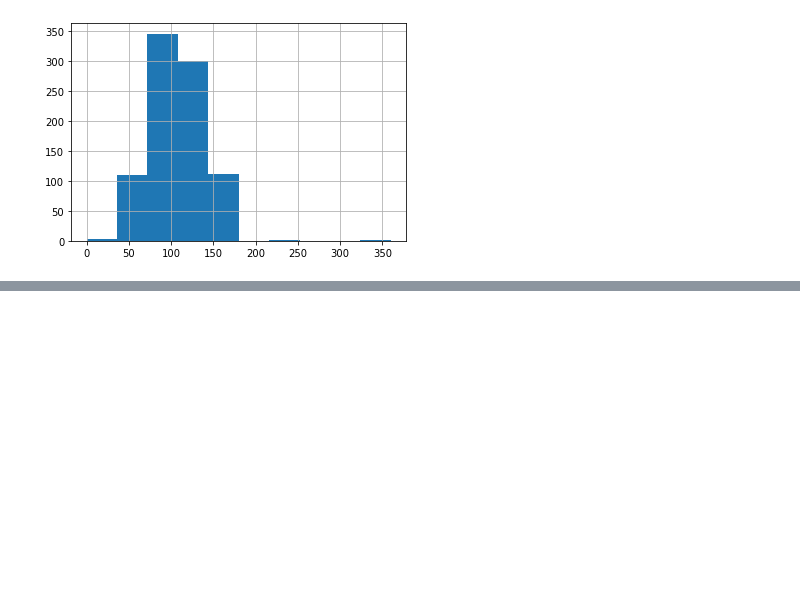
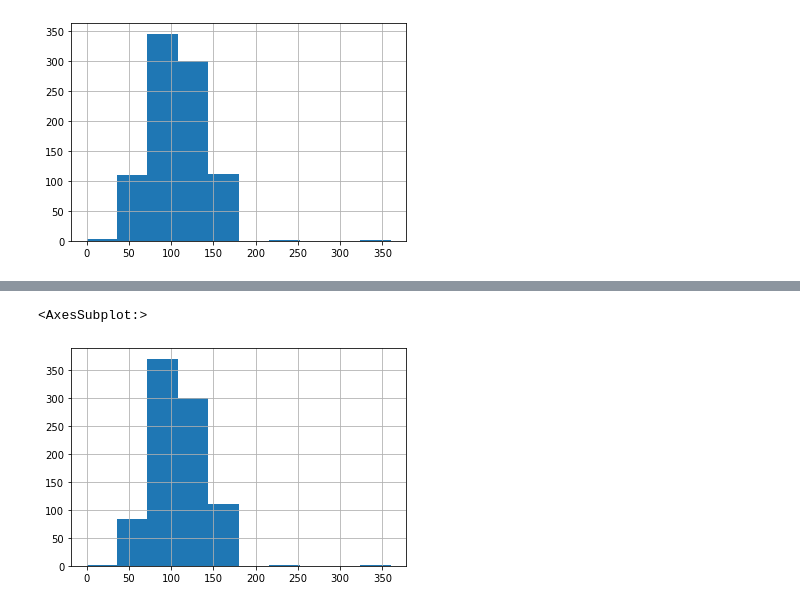
Before and after one commit to claugd/glassdoor_ds, a Jupyter notebook: data_eda.ipynb, the cells around one changed output, grey strips where cells are left out. Cells and saved outputs as stored; diff of their text form; code cells hidden in the pictures; blank space fills up the shorter version.

```diff
--- a/data_eda.ipynb
+++ b/data_eda.ipynb
@@ -90,0 +166,5 @@ df.mean_salary.hist()
+# %%
+df.mean_salary.hist()
+# %% [output]
+<AxesSubplot:>
+[figure, added]
```
Also changed, not shown: parts of 18 cells of this notebook.
